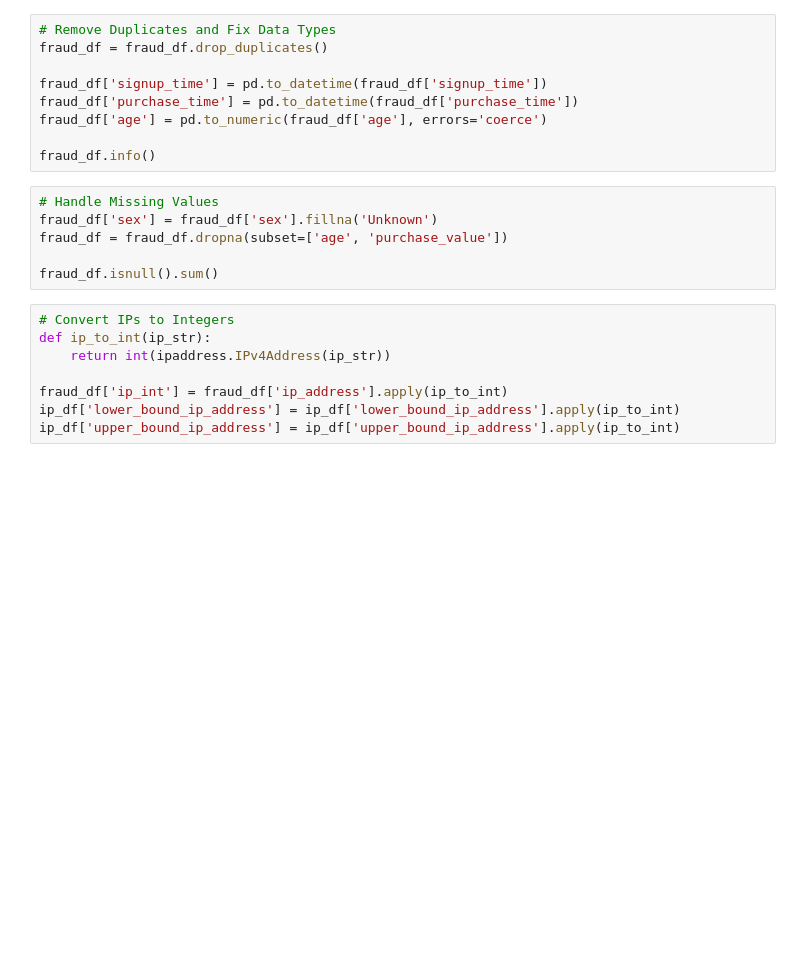
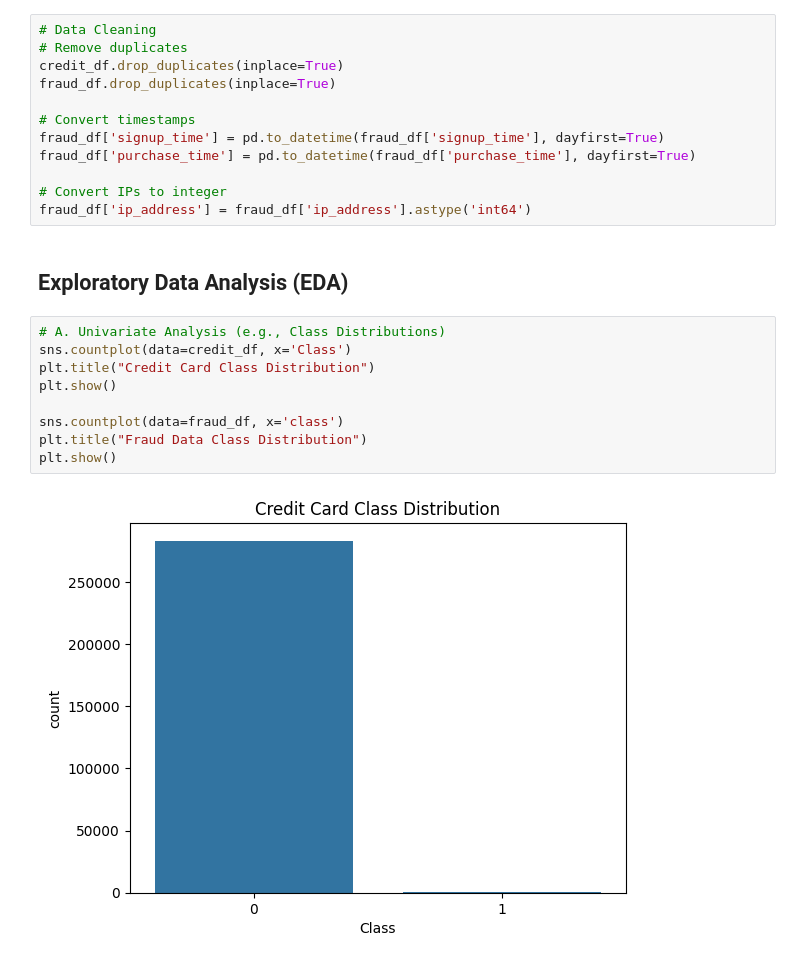
Before and after one commit to LidetuTadesse/fraud_detection_system, a Jupyter notebook: notebooks/EDA & preprocessing.ipynb, the cells around one changed output. Saved outputs shown, nothing was run; the diff lists cells and outputs as text; blank space fills up the shorter version.

```diff
--- a/notebooks/EDA & preprocessing.ipynb
+++ b/notebooks/EDA & preprocessing.ipynb
@@ -18,23 +41,25 @@ fraud_df.head()
 # %%
-# Remove Duplicates and Fix Data Types
-fraud_df = fraud_df.drop_duplicates()
+# Data Cleaning
+# Remove duplicates
+credit_df.drop_duplicates(inplace=True)
+fraud_df.drop_duplicates(inplace=True)
 
-fraud_df['signup_time'] = pd.to_datetime(fraud_df['signup_time'])
-fraud_df['purchase_time'] = pd.to_datetime(fraud_df['purchase_time'])
-fraud_df['age'] = pd.to_numeric(fraud_df['age'], errors='coerce')
+# Convert timestamps
+fraud_df['signup_time'] = pd.to_datetime(fraud_df['signup_time'], dayfirst=True)
+fraud_df['purchase_time'] = pd.to_datetime(fraud_df['purchase_time'], dayfirst=True)
 
-fraud_df.info()
+# Convert IPs to integer
+fraud_df['ip_address'] = fraud_df['ip_address'].astype('int64')
-# %%
-# Handle Missing Values
-fraud_df['sex'] = fraud_df['sex'].fillna('Unknown')
-fraud_df = fraud_df.dropna(subset=['age', 'purchase_value'])
-
-fraud_df.isnull().sum()
-# %%
-# Convert IPs to Integers
-def ip_to_int(ip_str):
-    return int(ipaddress.IPv4Address(ip_str))
-
-fraud_df['ip_int'] = fraud_df['ip_address'].apply(ip_to_int)
-ip_df['lower_bound_ip_address'] = ip_df['lower_bound_ip_address'].apply(ip_to_int)
-ip_df['upper_bound_ip_address'] = ip_df['upper_bound_ip_address'].apply(ip_to_int)
+# %% [markdown]
+## Exploratory Data Analysis (EDA)
+# %%
+# A. Univariate Analysis (e.g., Class Distributions)
+sns.countplot(data=credit_df, x='Class')
+plt.title("Credit Card Class Distribution")
+plt.show()
+
+sns.countplot(data=fraud_df, x='class')
+plt.title("Fraud Data Class Distribution")
+plt.show()
+# %% [output]
+[figure, added]
```
Also changed, not shown: parts of 15 cells of this notebook.
